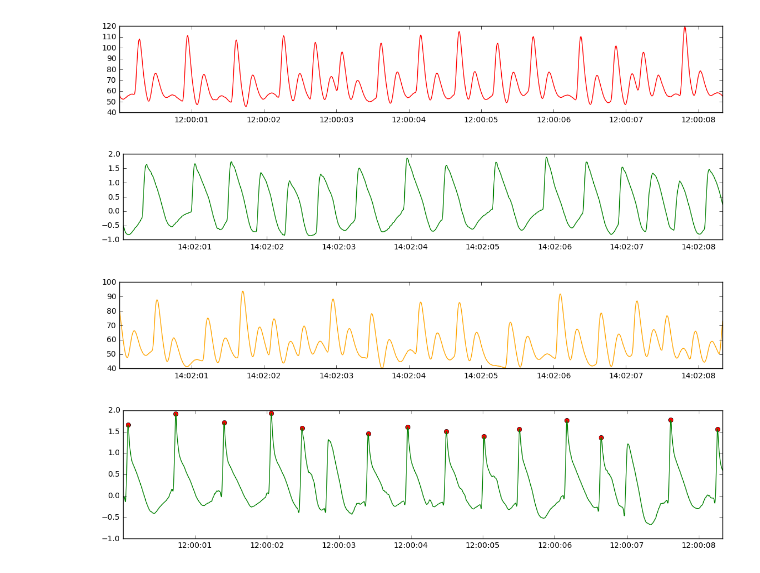
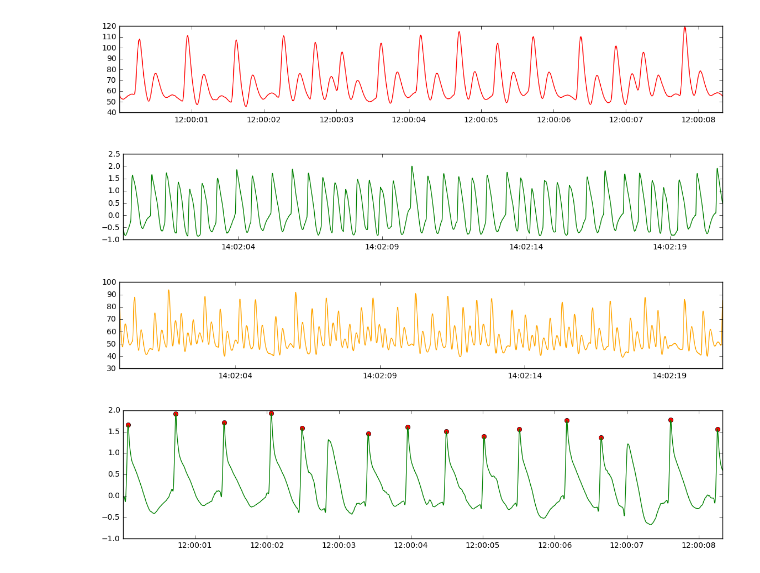
Before and after one commit to CONDUITlab/abp, a Jupyter notebook: ABP_Irregular_Waves.ipynb, the cells around one changed output. Saved outputs shown, nothing was run; the diff lists cells and outputs as text; code cells hidden in the pictures.

```diff
--- a/ABP_Irregular_Waves.ipynb
+++ b/ABP_Irregular_Waves.ipynb
@@ -60,19 +61,19 @@ plt.show()
 [figure]
 [figure]
 # %%
-waveform_data = wavesC.head(2000)
+waveform_data = wavesC.head(5000)
 ecg_c_signal = waveform_data['II']
 abp_c_signal = waveform_data['AR1']
 
 plt.figure(num=3, figsize=(14, 2))
 plt.plot(ecg_c_signal, color='green')
 plt.figure(num=4, figsize=(14, 2))
 plt.plot(abp_c_signal, color='orange')
 
 plt.show()
 # %% [output]
-[figure, old version]
+[figure, new version]
-[figure, old version]
+[figure, new version]
 # %%
 seg_waves = ecg.christov_segmenter(signal=ecg_b_signal.values, sampling_rate=240.)
 R_peaks = np.array(seg_waves).tolist()[0]
```
Also changed, not shown: parts of 5 cells of this notebook.
